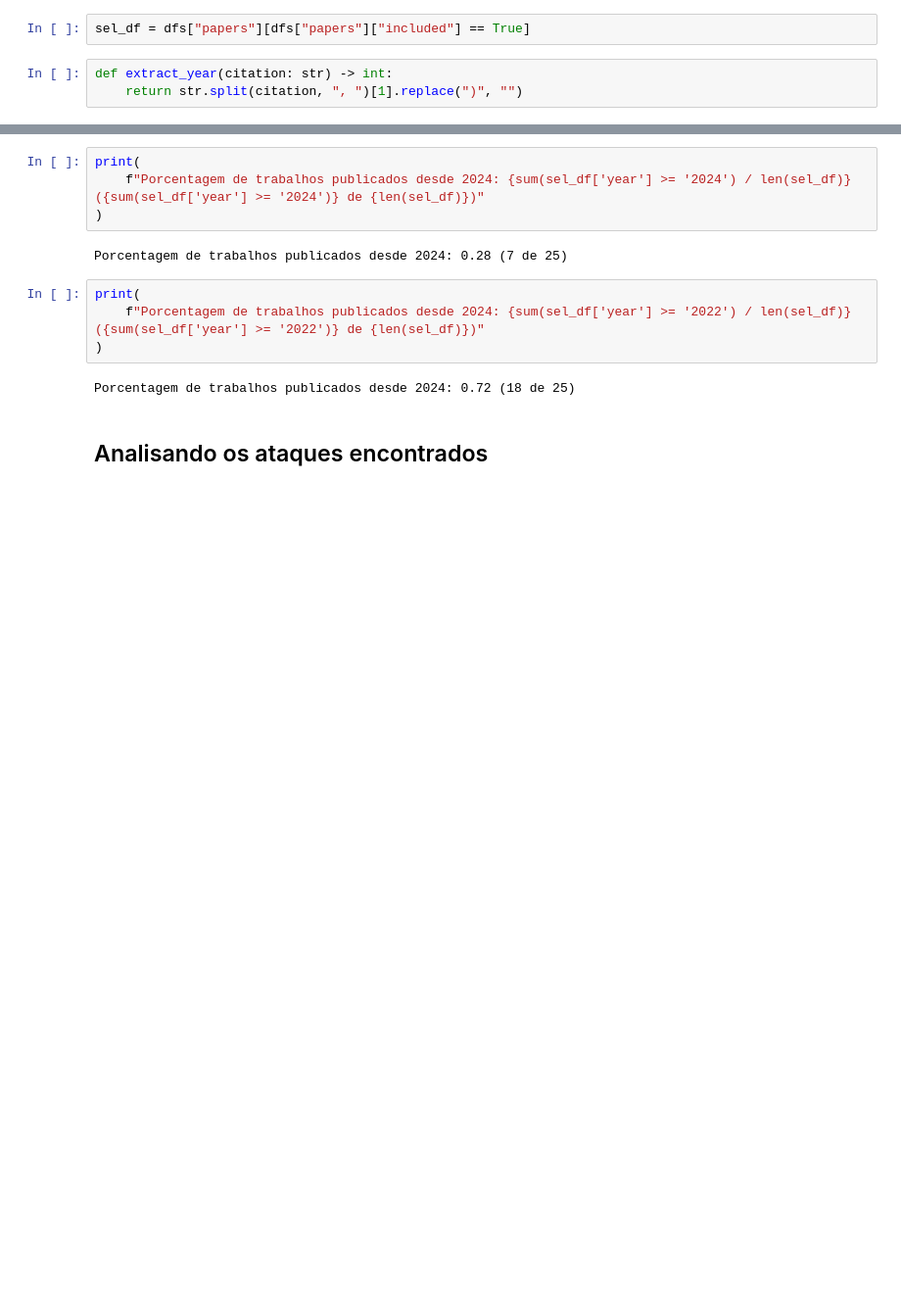
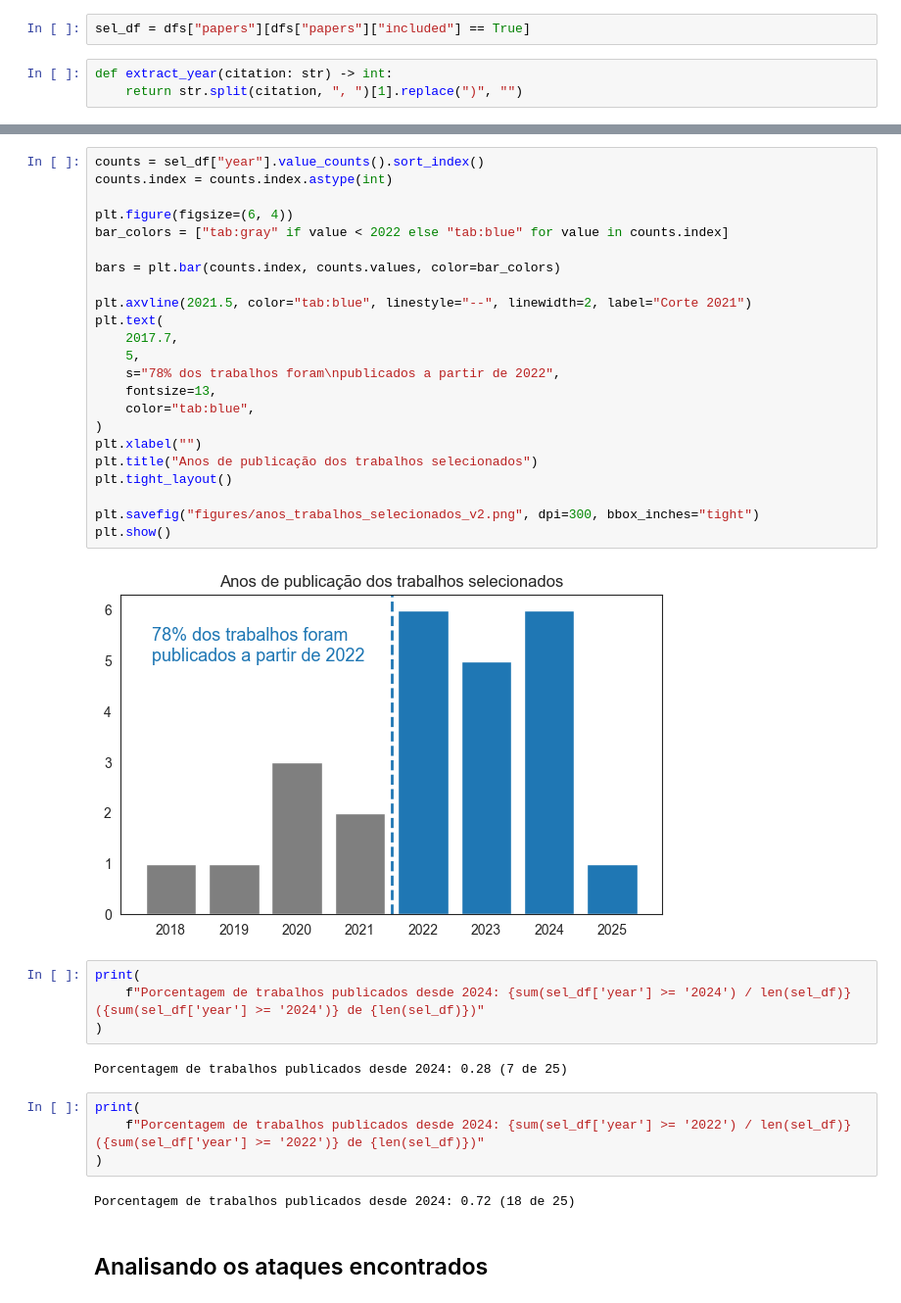
Before and after one commit to JVitorCarv/term-paper-data-analysis, a Jupyter notebook: dataviz.ipynb, the cells around one changed output, grey strips where cells are left out. Shown at 98% size. Cells and saved outputs as stored; diff of their text form; blank space fills up the shorter version.

```diff
--- a/dataviz.ipynb
+++ b/dataviz.ipynb
@@ -200,3 +211,28 @@ plt.show()
+# %%
+counts = sel_df["year"].value_counts().sort_index()
+counts.index = counts.index.astype(int)
+
+plt.figure(figsize=(6, 4))
+bar_colors = ["tab:gray" if value < 2022 else "tab:blue" for value in counts.index]
+
+bars = plt.bar(counts.index, counts.values, color=bar_colors)
+
+plt.axvline(2021.5, color="tab:blue", linestyle="--", linewidth=2, label="Corte 2021")
+plt.text(
+    2017.7,
+    5,
+    s="78% dos trabalhos foram\npublicados a partir de 2022",
+    fontsize=13,
+    color="tab:blue",
+)
+plt.xlabel("")
+plt.title("Anos de publicação dos trabalhos selecionados")
+plt.tight_layout()
+
+plt.savefig("figures/anos_trabalhos_selecionados_v2.png", dpi=300, bbox_inches="tight")
+plt.show()
+# %% [output]
+[figure, added]
 # %%
 print(
     f"Porcentagem de trabalhos publicados desde 2024: {sum(sel_df['year'] >= '2024') / len(sel_df)} ({sum(sel_df['year'] >= '2024')} de {len(sel_df)})"
```
Also changed, not shown: parts of 2 cells of this notebook, 3 other files.
